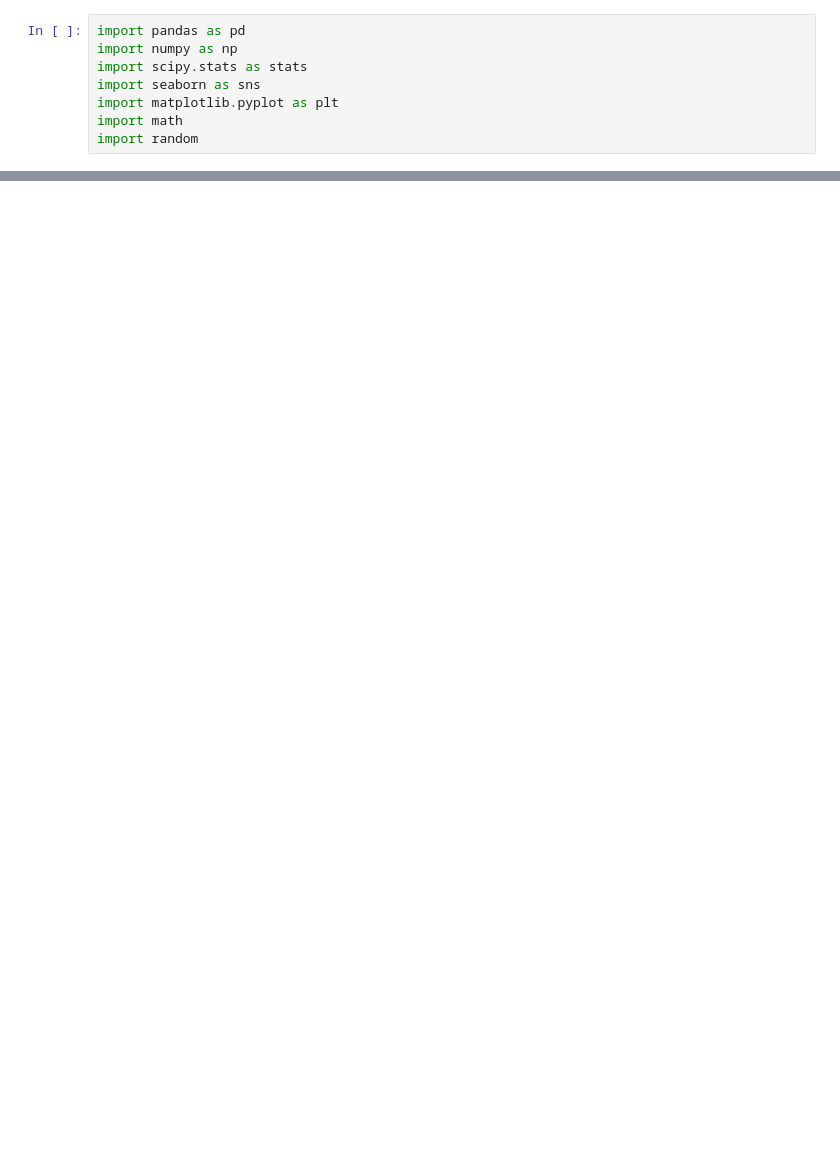
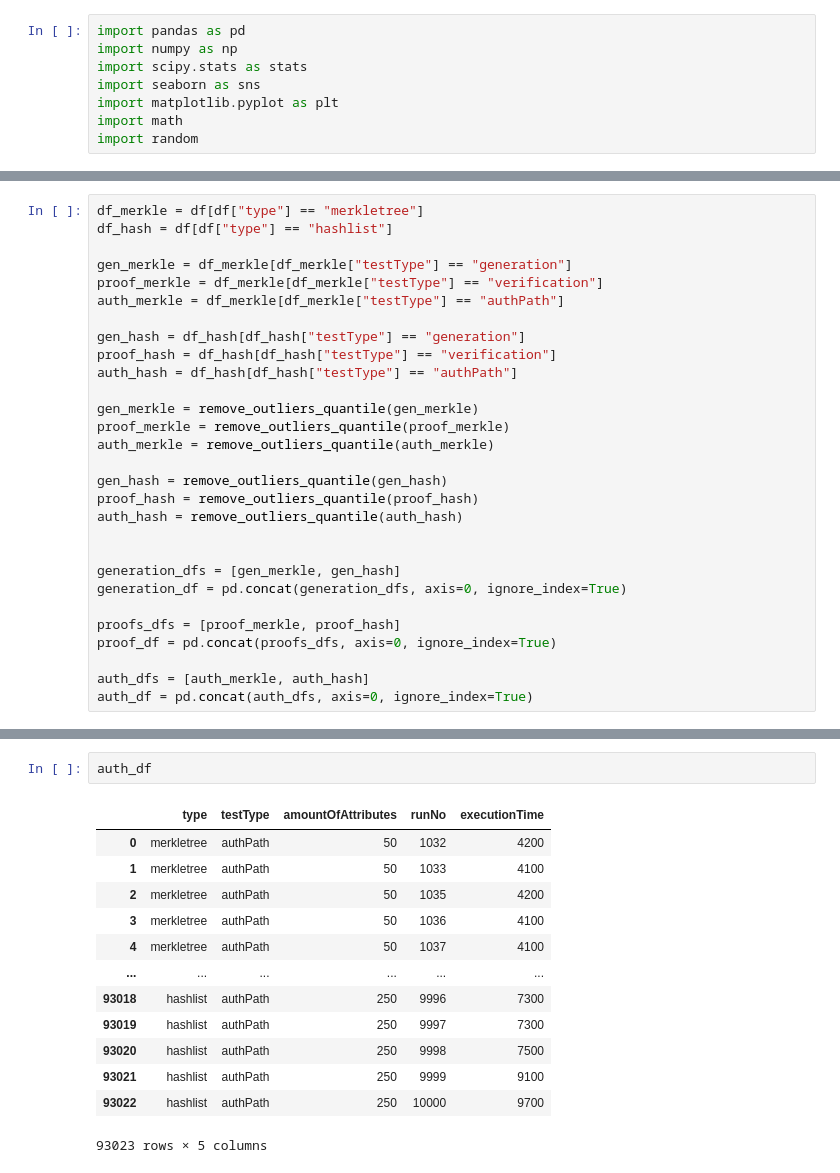
Before and after one commit to Erkul147/Advanced-Computer-Science-Project-Digital-Wallet-batch-issuance, a Jupyter notebook: comparisonOfHashlistAndMerkleTreeTimeExecution.ipynb, the cells around one changed output, grey strips where cells are left out. Saved outputs shown, nothing was run; the diff lists cells and outputs as text; blank space fills up the shorter version.

```diff
--- a/comparisonOfHashlistAndMerkleTreeTimeExecution.ipynb
+++ b/comparisonOfHashlistAndMerkleTreeTimeExecution.ipynb
@@ -97,0 +87,29 @@ plt.plot(bin_centers, means.values, color='red', linewidth=2)
+# %%
+df_merkle = df[df["type"] == "merkletree"]
+df_hash = df[df["type"] == "hashlist"]
+
+gen_merkle = df_merkle[df_merkle["testType"] == "generation"]
+proof_merkle = df_merkle[df_merkle["testType"] == "verification"]
+auth_merkle = df_merkle[df_merkle["testType"] == "authPath"]
+
+gen_hash = df_hash[df_hash["testType"] == "generation"]
+proof_hash = df_hash[df_hash["testType"] == "verification"]
+auth_hash = df_hash[df_hash["testType"] == "authPath"]
+
+gen_merkle = remove_outliers_quantile(gen_merkle)
+proof_merkle = remove_outliers_quantile(proof_merkle)
+auth_merkle = remove_outliers_quantile(auth_merkle)
+
+gen_hash = remove_outliers_quantile(gen_hash)
+proof_hash = remove_outliers_quantile(proof_hash)
+auth_hash = remove_outliers_quantile(auth_hash)
+
+
+generation_dfs = [gen_merkle, gen_hash]
+generation_df = pd.concat(generation_dfs, axis=0, ignore_index=True)
+
+proofs_dfs = [proof_merkle, proof_hash]
+proof_df = pd.concat(proofs_dfs, axis=0, ignore_index=True)
+
+auth_dfs = [auth_merkle, auth_hash]
+auth_df = pd.concat(auth_dfs, axis=0, ignore_index=True)
@@ -97,0 +134,16 @@ plt.plot(bin_centers, means.values, color='red', linewidth=2)
+# %%
+auth_df
+# %% [output]
+|  | type | testType | amountOfAttributes | runNo | executionTime |
+| 0 | merkletree | authPath | 50 | 1032 | 4200 |
+| 1 | merkletree | authPath | 50 | 1033 | 4100 |
+| 2 | merkletree | authPath | 50 | 1035 | 4200 |
+| 3 | merkletree | authPath | 50 | 1036 | 4100 |
+| 4 | merkletree | authPath | 50 | 1037 | 4100 |
+| ... | ... | ... | ... | ... | ... |
+| 93018 | hashlist | authPath | 250 | 9996 | 7300 |
+| 93019 | hashlist | authPath | 250 | 9997 | 7300 |
+| 93020 | hashlist | authPath | 250 | 9998 | 7500 |
+| 93021 | hashlist | authPath | 250 | 9999 | 9100 |
+| 93022 | hashlist | authPath | 250 | 10000 | 9700 |
+93023 rows × 5 columns
```
Also changed, not shown: parts of 16 cells of this notebook, 7 other files.
